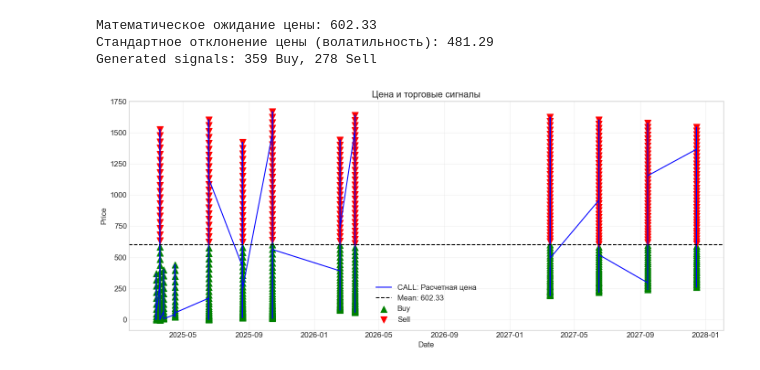
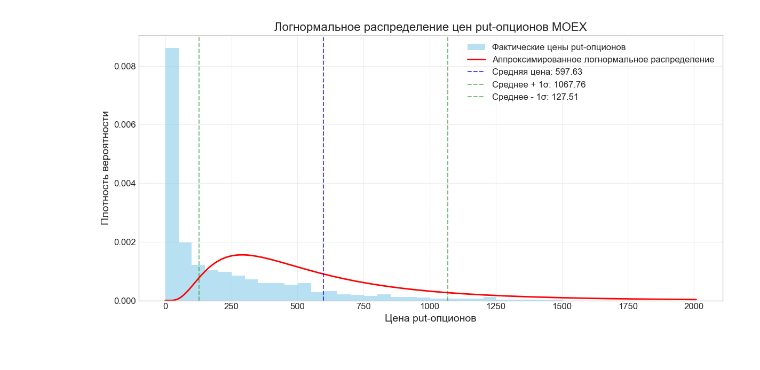
Before and after one commit to Kabanya/ml_and_risk_management, a Jupyter notebook: finance/main.ipynb, the cells around one changed output. Saved outputs shown, nothing was run; the diff lists cells and outputs as text; code cells hidden in the pictures.

```diff
--- a/finance/main.ipynb
+++ b/finance/main.ipynb
@@ -1131 +1258,5 @@ plot_lognormal_distribution(df, mean, std_dev, log_mean, log_sigma)
+# %%
+plot_lognormal_distribution(df, mean, std_dev, log_mean, log_sigma, put_Settlement_price)
+# %% [output]
+[figure, added]
 # %%
@@ -1207,31 +1340,55 @@ def generate_signal_with_volatility(df, call_Settlement_price, type_signal):
 
     return df_with_signals
 # %%
+def plot_trading_signals(df, date_column, price_column, signal_column, title=None):
+    """
+    Plot price data with buy/sell signals
 
-df_with_signals = generate_signal_with_volatility(df, call_Settlement_price)
+    Parameters:
+    -----------
+    df : pandas.DataFrame
+        DataFrame containing price and signal data
+    date_column : str
+        Name of the column containing dates
+    price_column : str
+        Name of the column containing price data
+    signal_column : str
+        Name of the column containing signals ('Покупка'/'Продажа')
+    title : str, optional
+        Custom title for the plot. If None, uses default title.
 
-plt.figure(figsize=(14, 6))
+    Returns:
+    --------
+    matplotlib.figure.Figure
+        The figure object containing the plot
+    """
 
-plt.plot(df_with_signals[date_ex], df_with_signals[call_Settlement_price], label=call_Settlement_price, color='blue')
+    # Create figure
+    fig = plt.figure(figsize=(14, 6))
 
-mean_price = df_with_signals[call_Settlement_price].mean()
-plt.axhline(y=mean_price, color='black', linestyle='--', label=f'Mean: {mean_price:.2f}')
+    # Plot price data
+    plt.plot(df[date_column], df[price_column], label=price_column, color='blue')
 
-buy_signals = df_with_signals[df_with_signals['Сигнал'] == 'Покупка']
-plt.scatter(buy_signals[date_ex], buy_signals[call_Settlement_price], marker='^', color='green', label='Buy', s=100)
+    # Add mean price line
+    mean_price = df[price_column].mean()
+    plt.axhline(y=mean_price, color='black', linestyle='--', label=f'Средняя цена: {mean_price:.2f}')
 
-sell_signals = df_with_signals[df_with_signals['Сигнал'] == 'Продажа']
-plt.scatter(sell_signals[date_ex], sell_signals[call_Settlement_price], marker='v', color='red', label='Sell', s=100)
+    # Add buy signals
+    buy_signals = df[df[signal_column] == 'Покупка']
+    plt.scatter(buy_signals[date_column], buy_signals[price_column],
+                marker='^', color='green', label='Buy', s=100)
 
-plt.xlabel('Date')
-plt.ylabel('Price')
-plt.title('Цена и торговые сигналы')
-plt.legend()
-plt.grid(True, alpha=0.3)
-plt.tight_layout()
-plt.show()
+    # Add sell signals
+    sell_signals = df[df[signal_column] == 'Продажа']
+    plt.scatter(sell_signals[date_column], sell_signals[price_column],
+                marker='v', color='red', label='Sell', s=100)
+
+    # Configure plot
+    plt.xlabel('Date')
+    plt.ylabel('Price')
+    plt.title(title if title else 'Цена и торговые сигналы')
+    plt.legend()
+    plt.grid(True, alpha=0.3)
+    plt.tight_layout()
+
+    return fig
-# %% [output]
-Математическое ожидание цены: 602.33
-Стандартное отклонение цены (волатильность): 481.29
-Generated signals: 359 Buy, 278 Sell
-[figure, removed]
```
Also changed, not shown: parts of 24 cells of this notebook, 2 other files.
